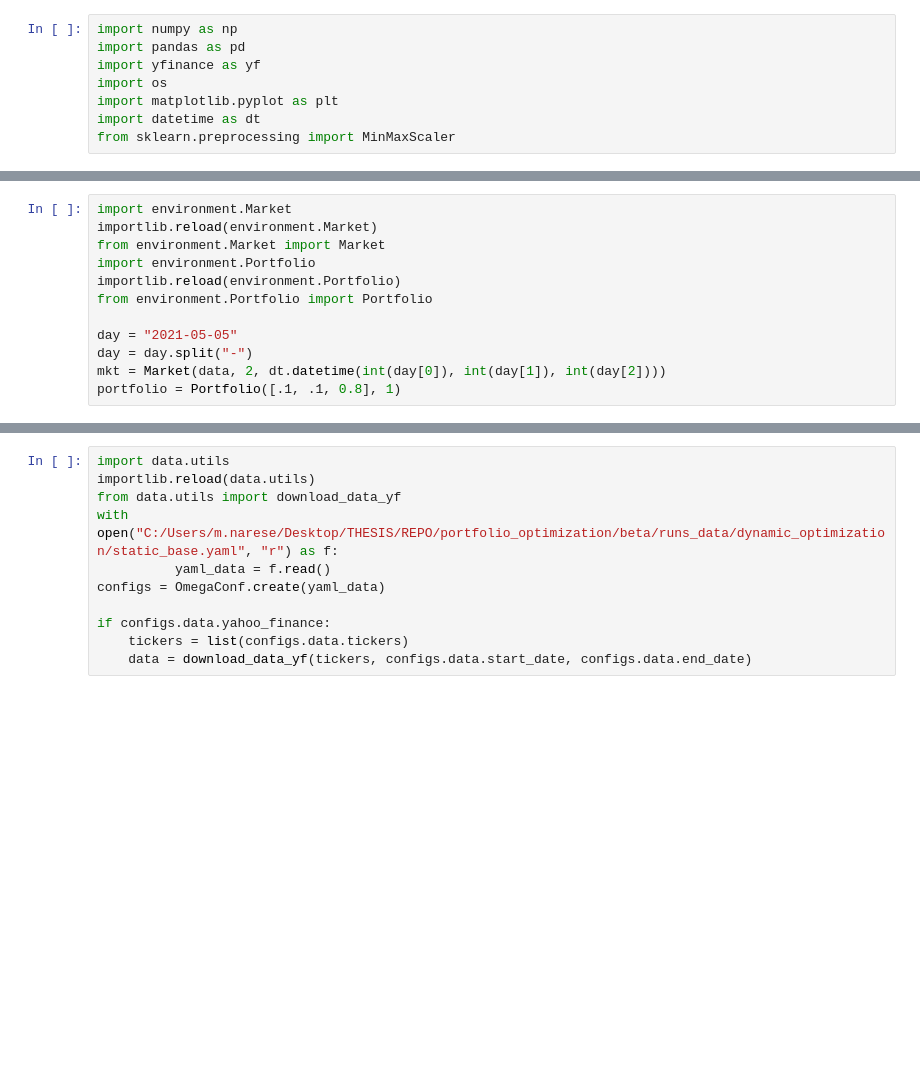
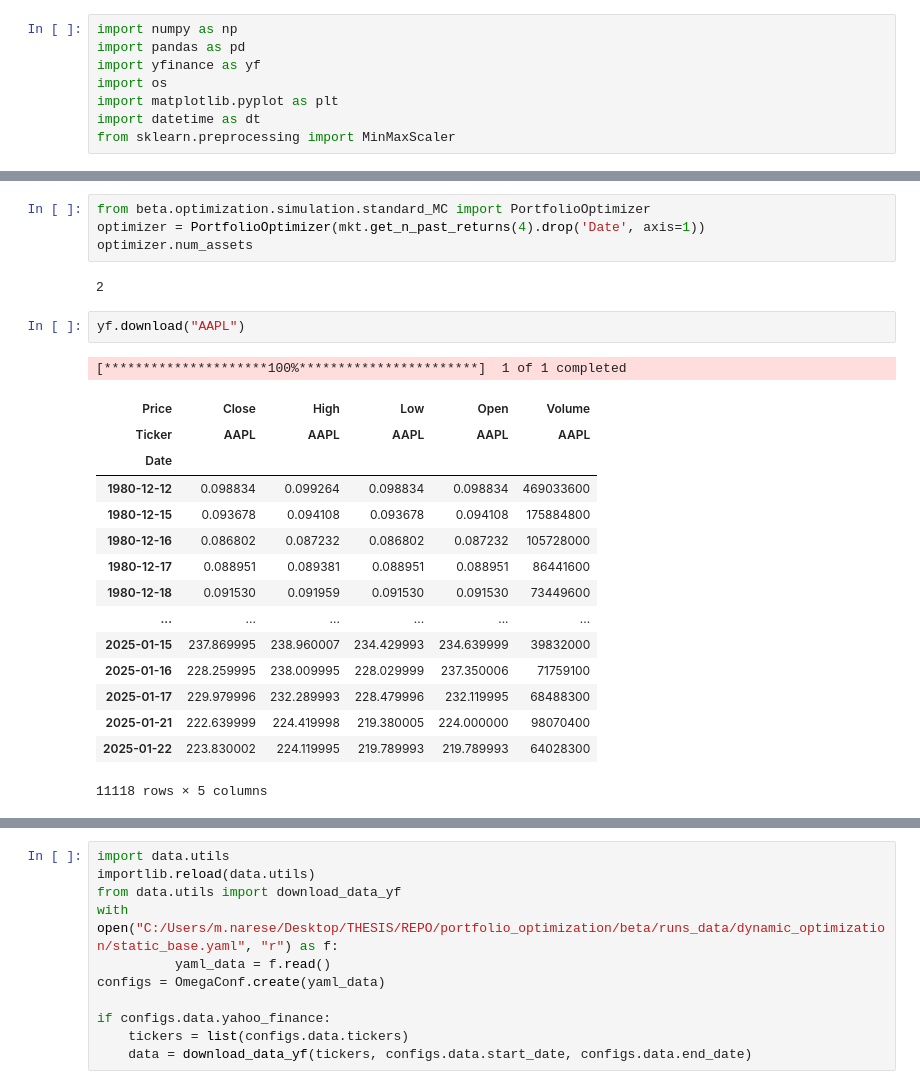
Before and after one commit to mitchchessnoob/portfolio_optimization, a Jupyter notebook: beta/testing.ipynb, the cells around one changed output, grey strips where cells are left out. Cells and saved outputs as stored; diff of their text form; blank space fills up the shorter version.

```diff
--- a/beta/testing.ipynb
+++ b/beta/testing.ipynb
@@ -49,12 +70,25 @@ augments
-# %%
-import environment.Market
-importlib.reload(environment.Market)
-from environment.Market import Market
-import environment.Portfolio
-importlib.reload(environment.Portfolio)
-from environment.Portfolio import Portfolio
-
-day = "2021-05-05"
-day = day.split("-")
-mkt = Market(data, 2, dt.datetime(int(day[0]), int(day[1]), int(day[2])))
-portfolio = Portfolio([.1, .1, 0.8], 1)
+# %%
+from beta.optimization.simulation.standard_MC import PortfolioOptimizer
+optimizer = PortfolioOptimizer(mkt.get_n_past_returns(4).drop('Date', axis=1))
+optimizer.num_assets
+# %% [output]
+2
+# %%
+yf.download("AAPL")
+# %% [output]
+[*********************100%***********************]  1 of 1 completed
+| Price | Close | High | Low | Open | Volume |
+| Ticker | AAPL | AAPL | AAPL | AAPL | AAPL |
+| Date |  |  |  |  |  |
+| 1980-12-12 | 0.098834 | 0.099264 | 0.098834 | 0.098834 | 469033600 |
+| 1980-12-15 | 0.093678 | 0.094108 | 0.093678 | 0.094108 | 175884800 |
+| 1980-12-16 | 0.086802 | 0.087232 | 0.086802 | 0.087232 | 105728000 |
+| 1980-12-17 | 0.088951 | 0.089381 | 0.088951 | 0.088951 | 86441600 |
+| 1980-12-18 | 0.091530 | 0.091959 | 0.091530 | 0.091530 | 73449600 |
+| ... | ... | ... | ... | ... | ... |
+| 2025-01-15 | 237.869995 | 238.960007 | 234.429993 | 234.639999 | 39832000 |
+| 2025-01-16 | 228.259995 | 238.009995 | 228.029999 | 237.350006 | 71759100 |
+| 2025-01-17 | 229.979996 | 232.289993 | 228.479996 | 232.119995 | 68488300 |
+| 2025-01-21 | 222.639999 | 224.419998 | 219.380005 | 224.000000 | 98070400 |
+| 2025-01-22 | 223.830002 | 224.119995 | 219.789993 | 219.789993 | 64028300 |
+11118 rows × 5 columns
```
Also changed, not shown: parts of 10 cells of this notebook, 3 other files.
